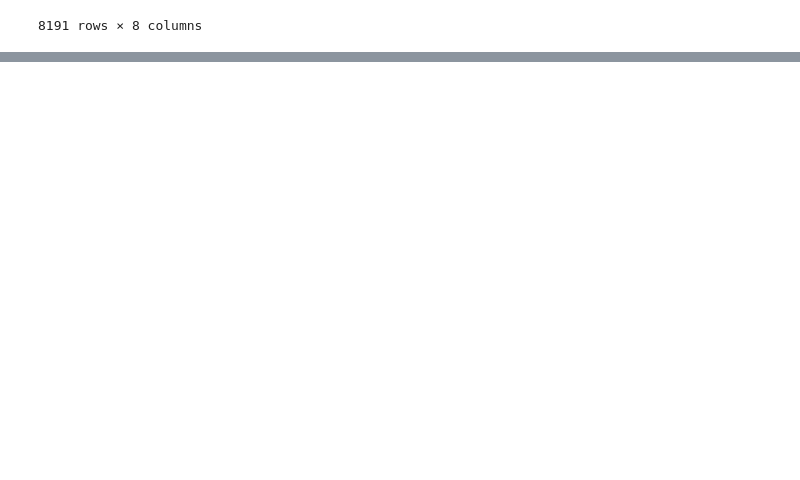
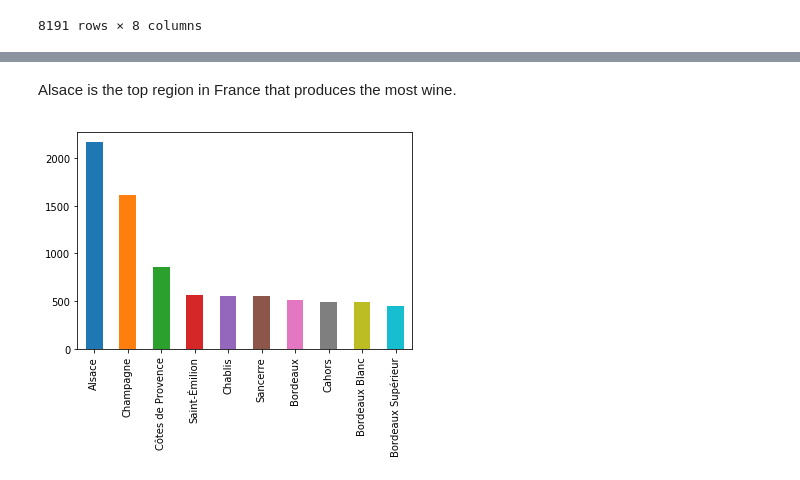
Before and after one commit to evanrosa/wine-ML-capstone-2018, a Jupyter notebook: 02-EDA.ipynb, the cells around one changed output, grey strips where cells are left out. Cells and saved outputs as stored; diff of their text form; code cells hidden in the pictures; blank space fills up the shorter version.

```diff
--- a/02-EDA.ipynb
+++ b/02-EDA.ipynb
@@ -485,0 +510,6 @@ wine.groupby(['country','region_1','variety'])['price'].describe()
+# %% [markdown]
+Alsace is the top region in France that produces the most wine.
+# %%
+wine[wine['country'] == 'France']['region_1'].value_counts().head(10).plot(kind='bar');
+# %% [output]
+[figure, added]
```
Also changed, not shown: parts of 20 cells of this notebook.
